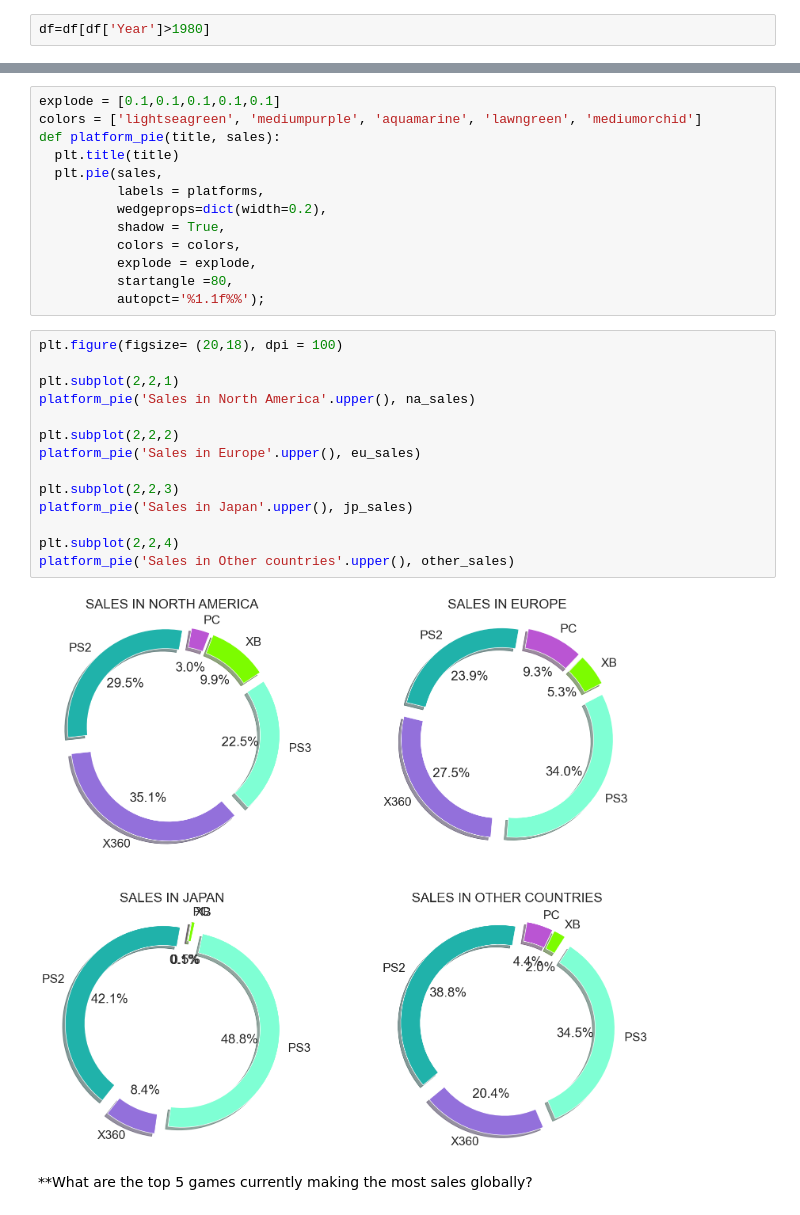
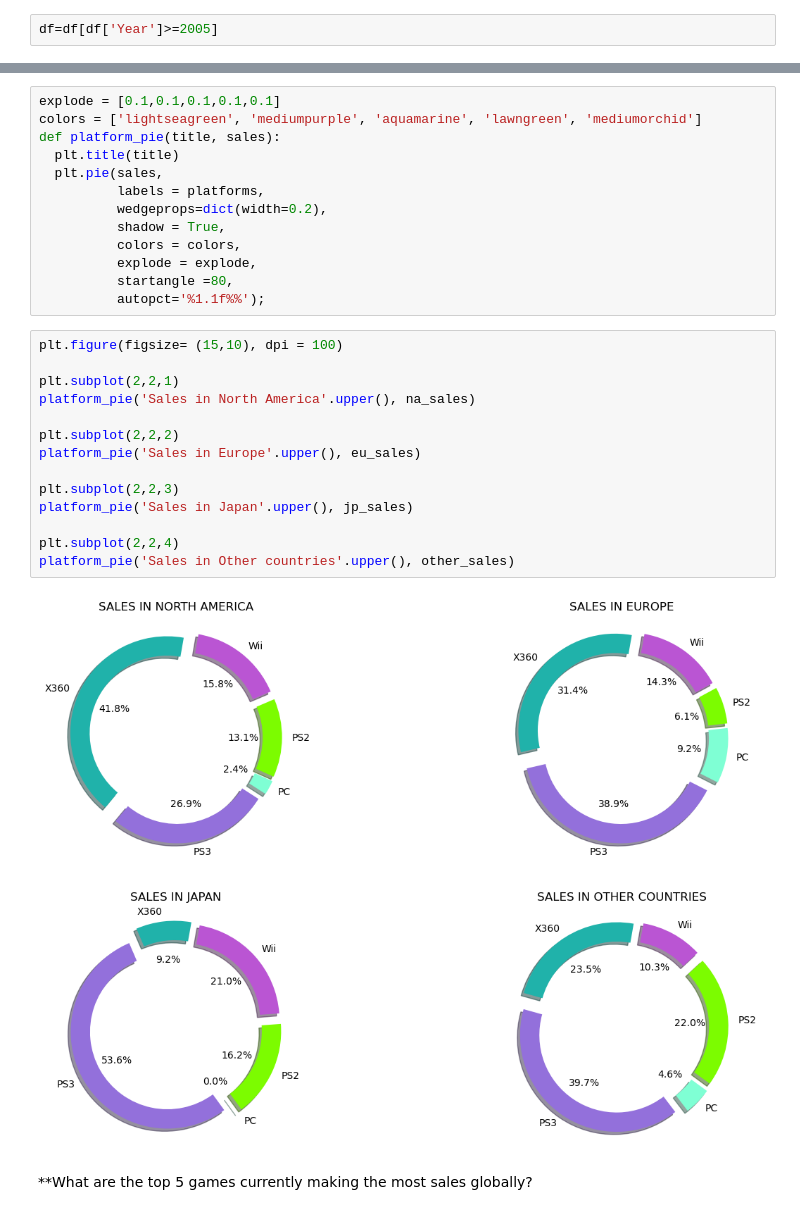
Before and after one commit to NjoodMoh/Video_Game_Sales_Analysis-, a Jupyter notebook: Video Game Sales (EDA).ipynb, the cells around one changed output, grey strips where cells are left out. Saved outputs shown, nothing was run; the diff lists cells and outputs as text.

```diff
--- a/Video Game Sales (EDA).ipynb
+++ b/Video Game Sales (EDA).ipynb
@@ -359,5 +361,5 @@ sns.boxplot(df['Year'])
 # %%
-df=df[df['Year']>1980]
+df=df[df['Year']>=2005]
 # %%
 sns.boxplot(df['Global_Sales'])
 # %% [output]
@@ -557,21 +588,21 @@ def platform_pie(title, sales):
           startangle =80,
           autopct='%1.1f%%');
 # %%
-plt.figure(figsize= (20,18), dpi = 100)
+plt.figure(figsize= (15,10), dpi = 100)
 
 plt.subplot(2,2,1)
 platform_pie('Sales in North America'.upper(), na_sales)
 
 plt.subplot(2,2,2)
 platform_pie('Sales in Europe'.upper(), eu_sales)
 
 plt.subplot(2,2,3)
 platform_pie('Sales in Japan'.upper(), jp_sales)
 
 plt.subplot(2,2,4)
 platform_pie('Sales in Other countries'.upper(), other_sales)
 # %% [output]
-[figure, old version]
+[figure, new version]
 # %% [markdown]
 **What are the top 5 games currently making the most sales globally?
 # %%
```
Also changed, not shown: parts of 50 cells of this notebook, 6 other files.
